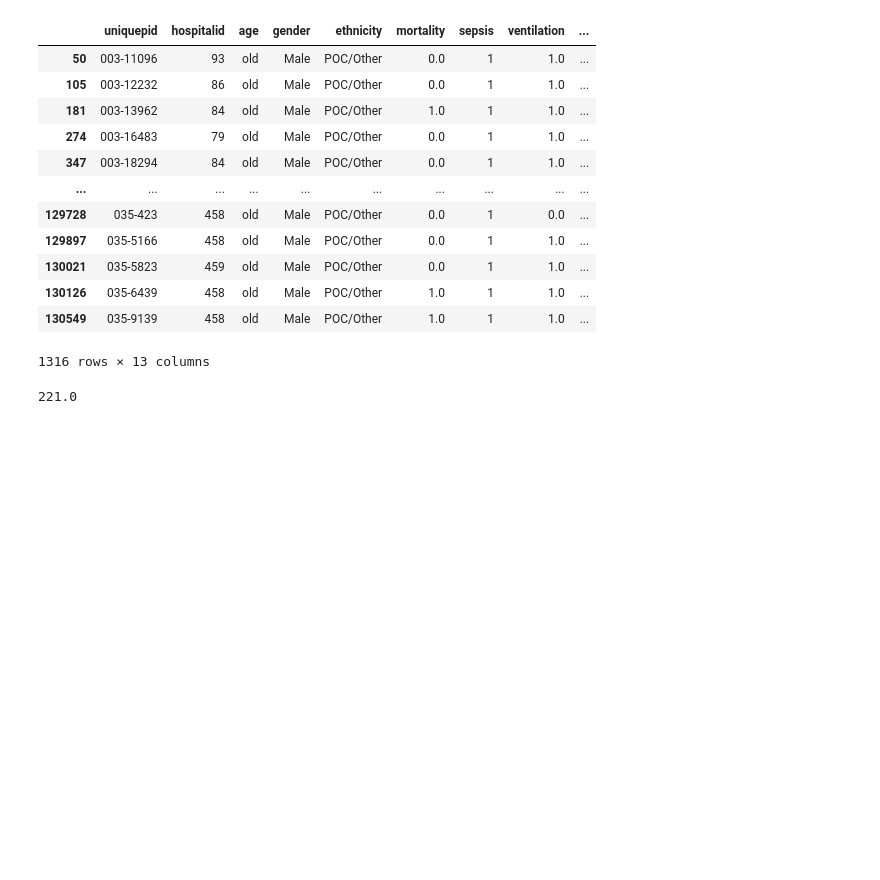
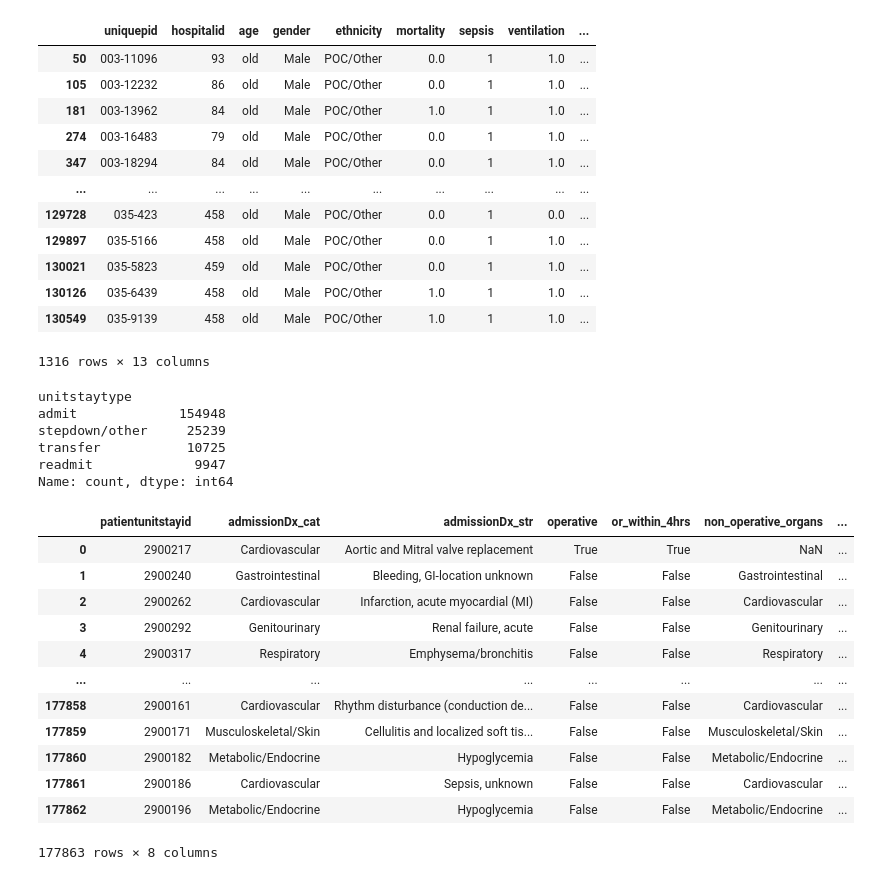
Before and after one commit to hhaller0826/ehr-ncm, a Jupyter notebook: exp.ipynb, the cells around one changed output. Cells and saved outputs as stored; diff of their text form; code cells hidden in the pictures; blank space fills up the shorter version.

```diff
--- a/exp.ipynb
+++ b/exp.ipynb
@@ -792,10 +792,35 @@ eicu_pat[eicu_pat['sepsis']==1]
 | 130126 | 035-6439 | 458 | old | Male | POC/Other | 1.0 | 1 | 1.0 | ... |
 | 130549 | 035-9139 | 458 | old | Male | POC/Other | 1.0 | 1 | 1.0 | ... |
 1316 rows × 13 columns
-# %%
-sum(eicu_pat[eicu_pat['sepsis']==1]['mortality'])
-# %% [output]
-221.0
+# %%
+from src.helpers import *
+
+patient = get_df('patient')
+patient['unitstaytype'].value_counts()
+# %% [output]
+unitstaytype
+admit             154948
+stepdown/other     25239
+transfer           10725
+readmit             9947
+Name: count, dtype: int64
+# %%
+from src.preprocess import *
+preprocess_admissionDx()
+# %% [output]
+|  | patientunitstayid | admissionDx_cat | admissionDx_str | operative | or_within_4hrs | non_operative_organs | ... |
+| 0 | 2900217 | Cardiovascular | Aortic and Mitral valve replacement | True | True | NaN | ... |
+| 1 | 2900240 | Gastrointestinal | Bleeding, GI-location unknown | False | False | Gastrointestinal | ... |
+| 2 | 2900262 | Cardiovascular | Infarction, acute myocardial (MI) | False | False | Cardiovascular | ... |
+| 3 | 2900292 | Genitourinary | Renal failure, acute | False | False | Genitourinary | ... |
+| 4 | 2900317 | Respiratory | Emphysema/bronchitis | False | False | Respiratory | ... |
+| ... | ... | ... | ... | ... | ... | ... | ... |
+| 177858 | 2900161 | Cardiovascular | Rhythm disturbance (conduction de... | False | False | Cardiovascular | ... |
+| 177859 | 2900171 | Musculoskeletal/Skin | Cellulitis and localized soft tis... | False | False | Musculoskeletal/Skin | ... |
+| 177860 | 2900182 | Metabolic/Endocrine | Hypoglycemia | False | False | Metabolic/Endocrine | ... |
+| 177861 | 2900186 | Cardiovascular | Sepsis, unknown | False | False | Cardiovascular | ... |
+| 177862 | 2900196 | Metabolic/Endocrine | Hypoglycemia | False | False | Metabolic/Endocrine | ... |
+177863 rows × 8 columns
 # %%
 
 eicu: eICUData = eICUData.load(datapath)
```
Also changed, not shown: 6 other files.
